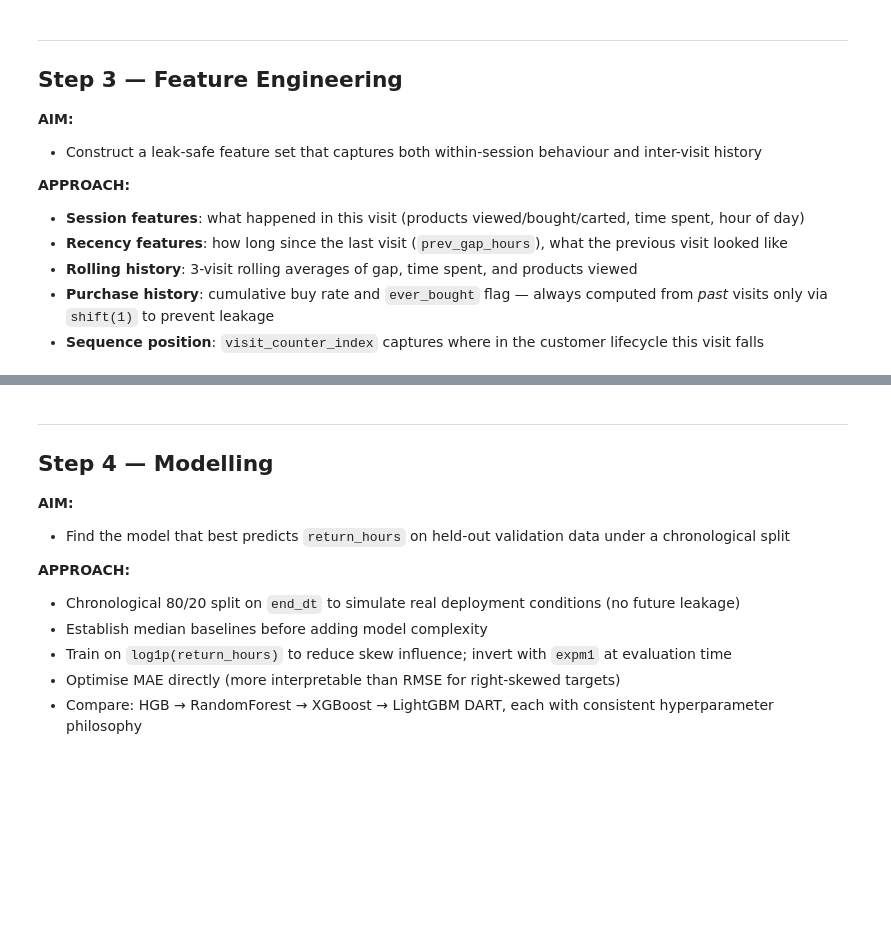
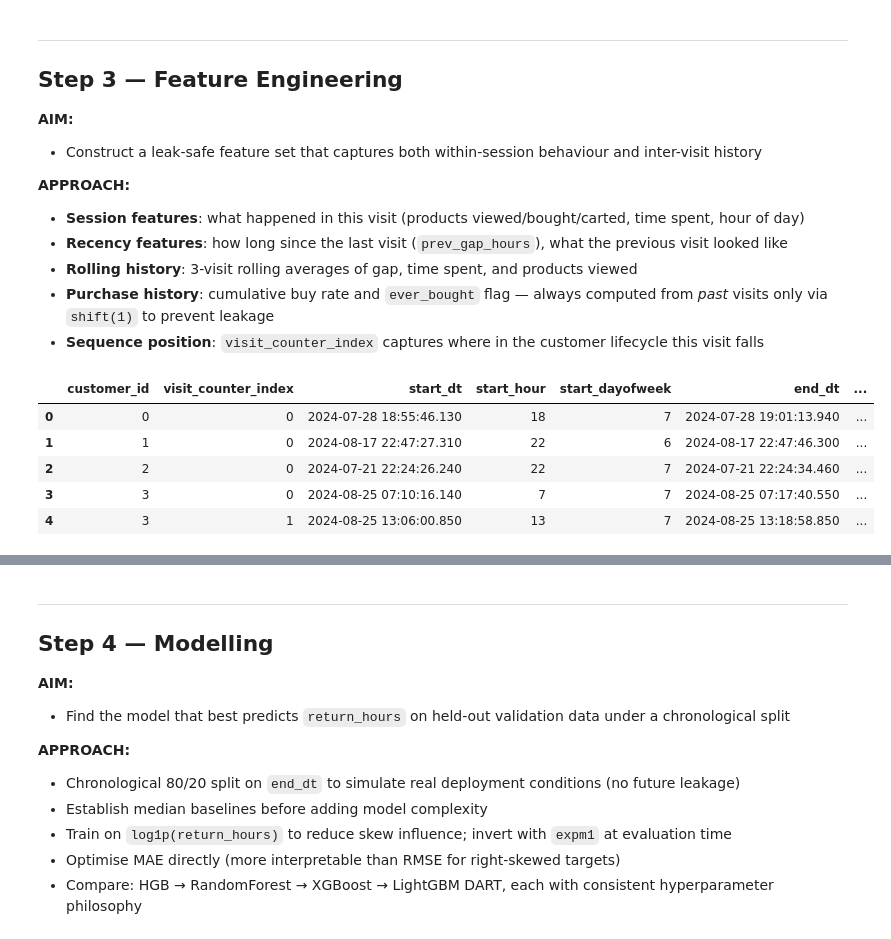
Before and after one commit to udit-asopa/data-science-assignment-nosto, a Jupyter notebook: interview-task.ipynb, the cells around one changed output, grey strips where cells are left out. Cells and saved outputs as stored; diff of their text form; code cells hidden in the pictures; blank space fills up the shorter version.

```diff
--- a/interview-task.ipynb
+++ b/interview-task.ipynb
@@ -397,37 +496,41 @@ feature_engineered_df["cart_ratio"] = \
         (feature_engineered_df["total_put_in_cart_products"] /
          feature_engineered_df["total_viewed_products"]
         ).where(feature_engineered_df["total_viewed_products"] > 0, 0.0)
 
 # cumulative purchase history
 grouped_by_bought_flag = feature_engineered_df.groupby("customer_id")["visit_bought_flag"]
 
 feature_engineered_df["ever_bought"] = \
         grouped_by_bought_flag \
         .shift(1) \
         .fillna(False) \
         .astype(bool) \
         .groupby(feature_engineered_df["customer_id"]) \
         .cummax() \
         .astype(int)
 
 feature_engineered_df["cumulative_bought_visits"] = \
         grouped_by_bought_flag \
         .shift(1) \
         .fillna(False) \
         .astype(bool) \
         .groupby(feature_engineered_df["customer_id"]) \
         .cumsum() \
         .astype(int)
 
-# visit sequence
-feature_engineered_df["past_visits_count"] = feature_engineered_df["visit_counter_index"]
-
 # cumulative buy rate
 feature_engineered_df["cumulative_buy_rate"] = \
         (feature_engineered_df["cumulative_bought_visits"] /
-         feature_engineered_df["past_visits_count"]
-        ).where(feature_engineered_df["past_visits_count"] > 0)
+         feature_engineered_df["visit_counter_index"]
+        ).where(feature_engineered_df["visit_counter_index"] > 0)
 
 feature_engineered_df.head()
+# %% [output]
+|  | customer_id | visit_counter_index | start_dt | start_hour | start_dayofweek | end_dt | ... |
+| 0 | 0 | 0 | 2024-07-28 18:55:46.130 | 18 | 7 | 2024-07-28 19:01:13.940 | ... |
+| 1 | 1 | 0 | 2024-08-17 22:47:27.310 | 22 | 6 | 2024-08-17 22:47:46.300 | ... |
+| 2 | 2 | 0 | 2024-07-21 22:24:26.240 | 22 | 7 | 2024-07-21 22:24:34.460 | ... |
+| 3 | 3 | 0 | 2024-08-25 07:10:16.140 | 7 | 7 | 2024-08-25 07:17:40.550 | ... |
+| 4 | 3 | 1 | 2024-08-25 13:06:00.850 | 13 | 7 | 2024-08-25 13:18:58.850 | ... |
 # %%
 # lag features
```
Also changed, not shown: parts of 27 cells of this notebook, 13 other files.
